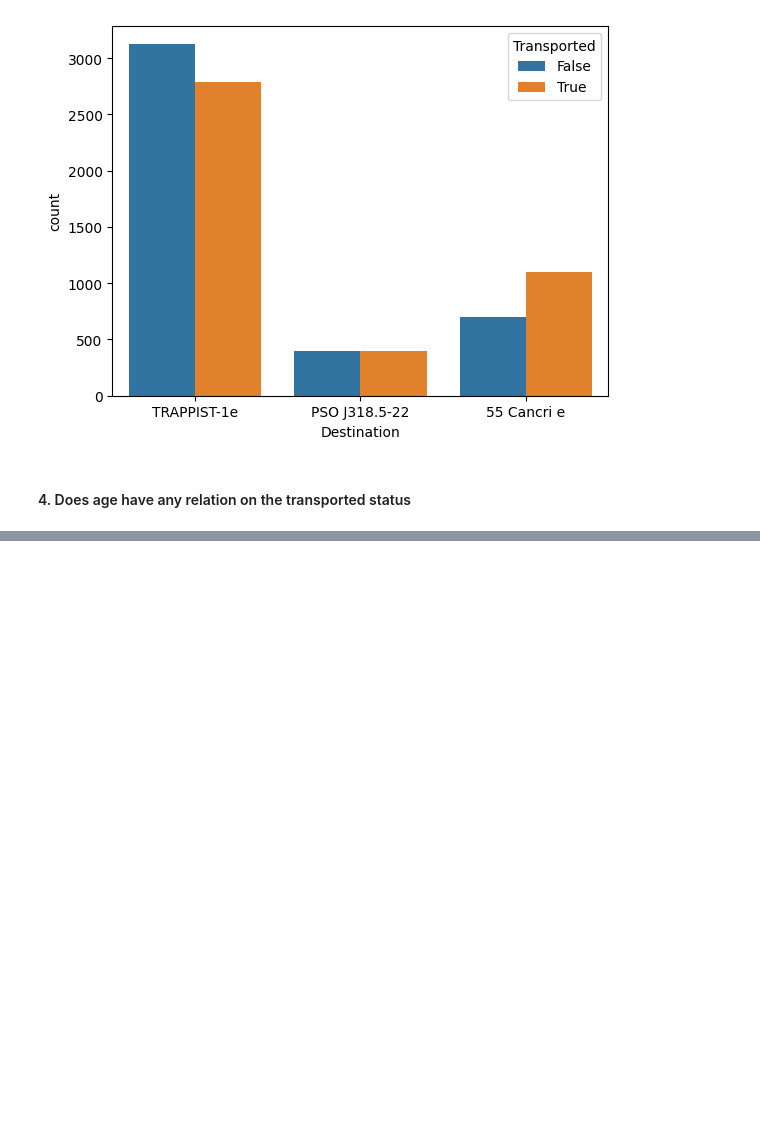
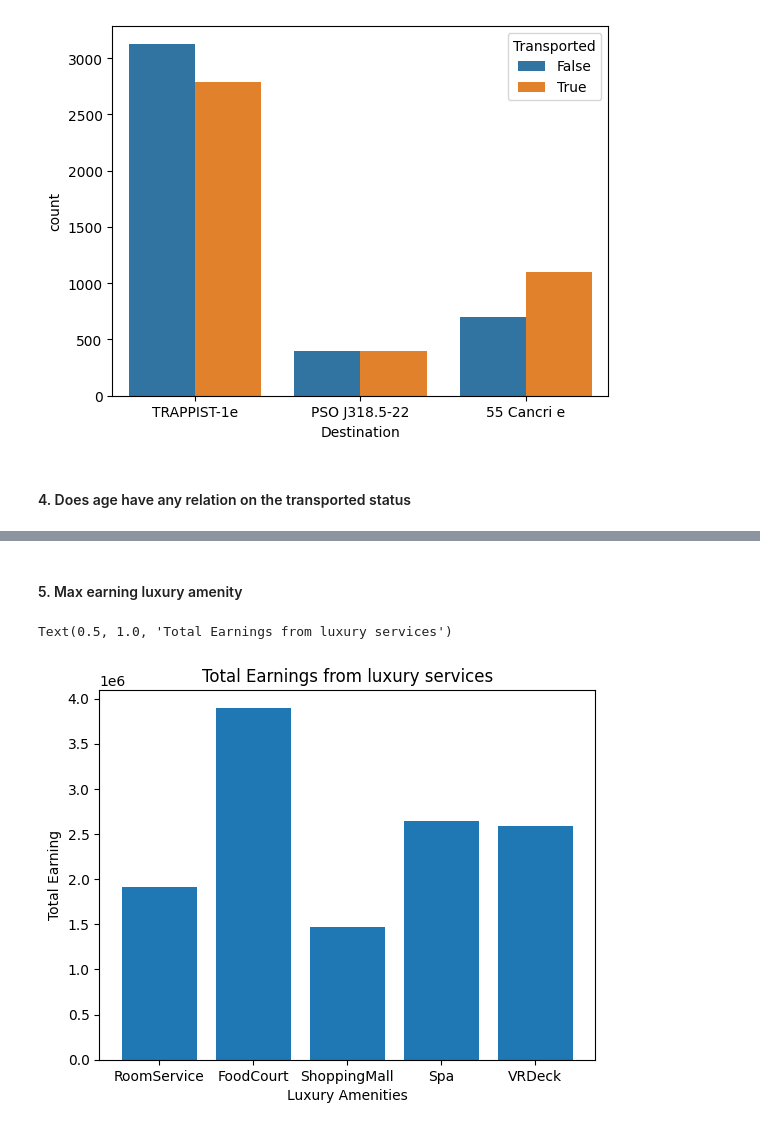
Before and after one commit to tejachalmala/Kaggle-Titanic-Spaceship-Survival, a Jupyter notebook: titanic_spaceship_survival.ipynb, the cells around one changed output, grey strips where cells are left out. Cells and saved outputs as stored; diff of their text form; code cells hidden in the pictures; blank space fills up the shorter version.

```diff
--- a/titanic_spaceship_survival.ipynb
+++ b/titanic_spaceship_survival.ipynb
@@ -150,0 +150,11 @@ sns.countplot(data = tdf, x = "AgeCategories", hue = "Transported")
+# %% [markdown]
+#### 5. Max earning luxury amenity
+# %%
+amenities = ['RoomService', 'FoodCourt', 'ShoppingMall', 'Spa', 'VRDeck']
+plt.bar(amenities, train_df[amenities].sum().values)
+plt.xlabel('Luxury Amenities')
+plt.ylabel('Total Earning')
+plt.title('Total Earnings from luxury services')
+# %% [output]
+Text(0.5, 1.0, 'Total Earnings from luxury services')
+[figure, added]
```
Also changed, not shown: parts of 21 cells of this notebook.
